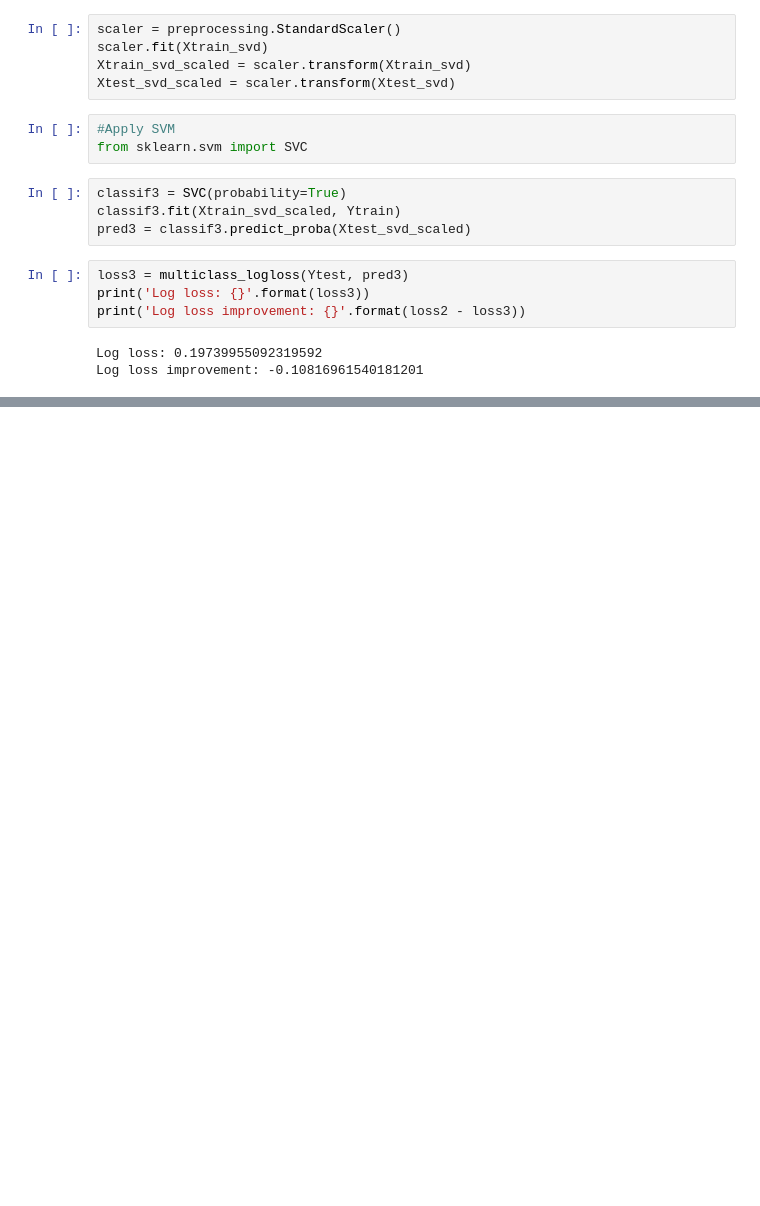
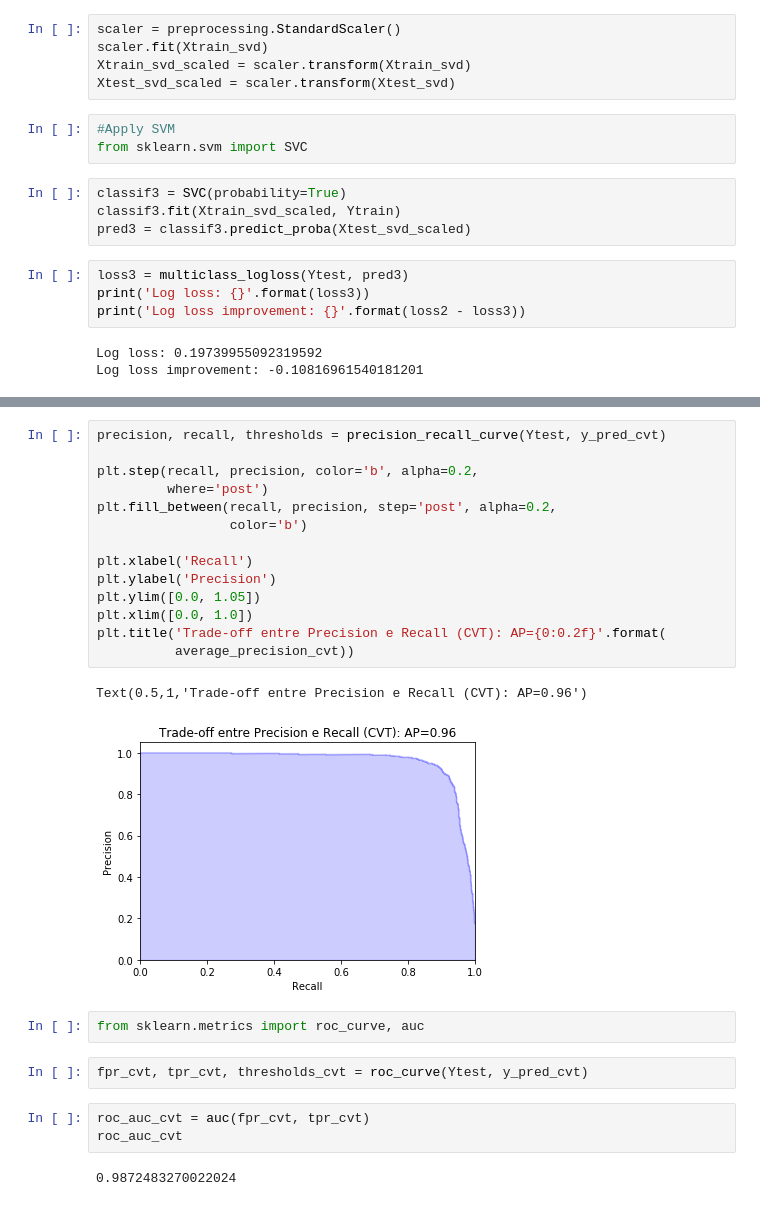
Before and after one commit to AkiraOkuno/Fake_News, a Jupyter notebook: Classification/NLP_TitleClassifier.ipynb, the cells around one changed output, grey strips where cells are left out. Cells and saved outputs as stored; diff of their text form; blank space fills up the shorter version.

```diff
--- a/Classification/NLP_TitleClassifier.ipynb
+++ b/Classification/NLP_TitleClassifier.ipynb
@@ -401,0 +478,26 @@ Log loss improvement: -0.10816961540181201
+# %%
+precision, recall, thresholds = precision_recall_curve(Ytest, y_pred_cvt)
+
+plt.step(recall, precision, color='b', alpha=0.2,
+         where='post')
+plt.fill_between(recall, precision, step='post', alpha=0.2,
+                 color='b')
+
+plt.xlabel('Recall')
+plt.ylabel('Precision')
+plt.ylim([0.0, 1.05])
+plt.xlim([0.0, 1.0])
+plt.title('Trade-off entre Precision e Recall (CVT): AP={0:0.2f}'.format(
+          average_precision_cvt))
+# %% [output]
+Text(0.5,1,'Trade-off entre Precision e Recall (CVT): AP=0.96')
+[figure, added]
+# %%
+from sklearn.metrics import roc_curve, auc
+# %%
+fpr_cvt, tpr_cvt, thresholds_cvt = roc_curve(Ytest, y_pred_cvt)
+# %%
+roc_auc_cvt = auc(fpr_cvt, tpr_cvt)
+roc_auc_cvt
+# %% [output]
+0.9872483270022024
```
Also changed, not shown: parts of 18 cells of this notebook.
